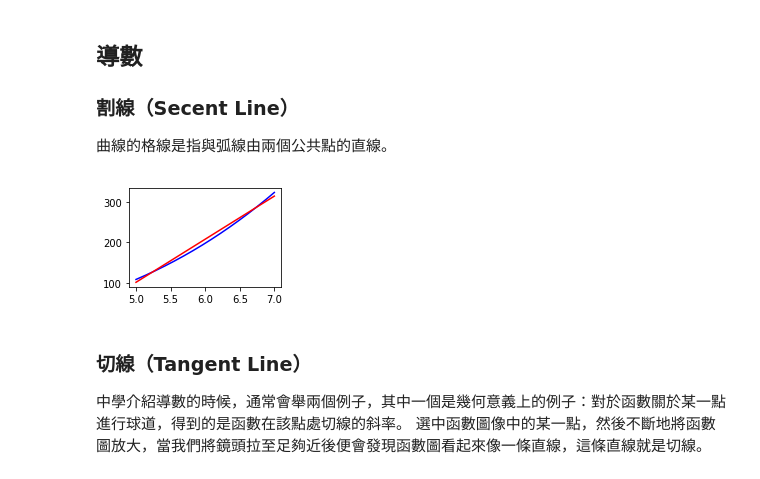
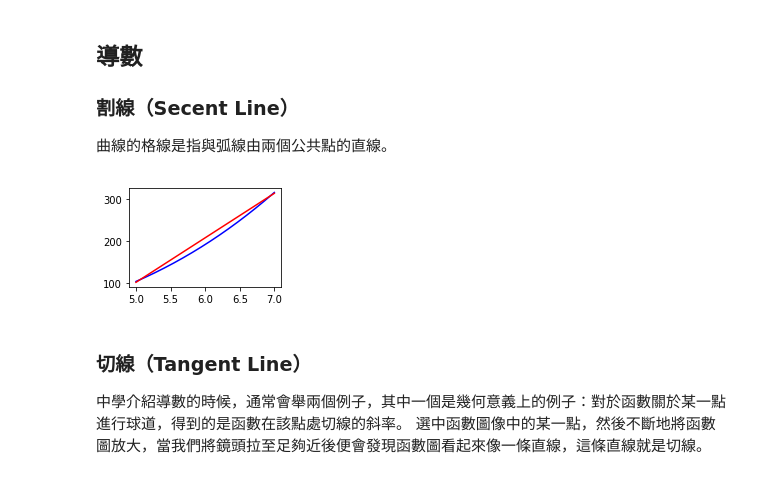
Before and after one commit to TerenceLiu98/Undergraduate-in-Statistics, a Jupyter notebook: Use PY in Calculus.ipynb, the cells around one changed output. Cells and saved outputs as stored; diff of their text form; code cells hidden in the pictures.

```diff
--- a/Use PY in Calculus.ipynb
+++ b/Use PY in Calculus.ipynb
@@ -422,30 +430,30 @@ plt.show()
 # %%
 import numpy as np
 from sympy.abc import x
 import matplotlib.pyplot as plt
 
 # function
-f = x**3-2*x-6
+f = x**3-3*x-6
 # the tengent line at x=6
 line = 106*x-428
 
 
 d4 = np.linspace(5.9,6.1,100)
 domains = [d3]
 
 # define the plot funtion
 def makeplot(f,l,d):
     plt.plot(d,[f.evalf(subs={x:xval}) for xval in d],'b',\
              d,[l.evalf(subs={x:xval}) for xval in d],'r')
 
 for i in range(len(domains)):
     # draw the plot and the subplot
     plt.subplot(2, 2, i+1)
     makeplot(f,line,domains[i])
 
 plt.show()
 # %% [output]
-[figure, old version]
+[figure, new version]
 # %% [markdown]
 ### 切線（Tangent Line）
 中學介紹導數的時候，通常會舉兩個例子，其中一個是幾何意義上的例子：對於函數關於某一點進行球道，得到的是函數在該點處切線的斜率。
```
Also changed, not shown: parts of 3 cells of this notebook.
